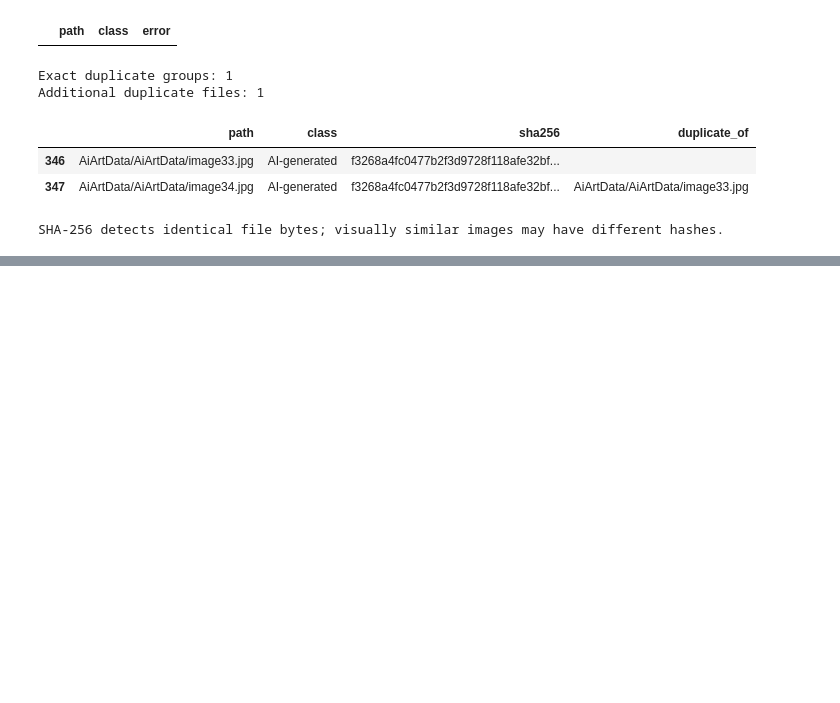
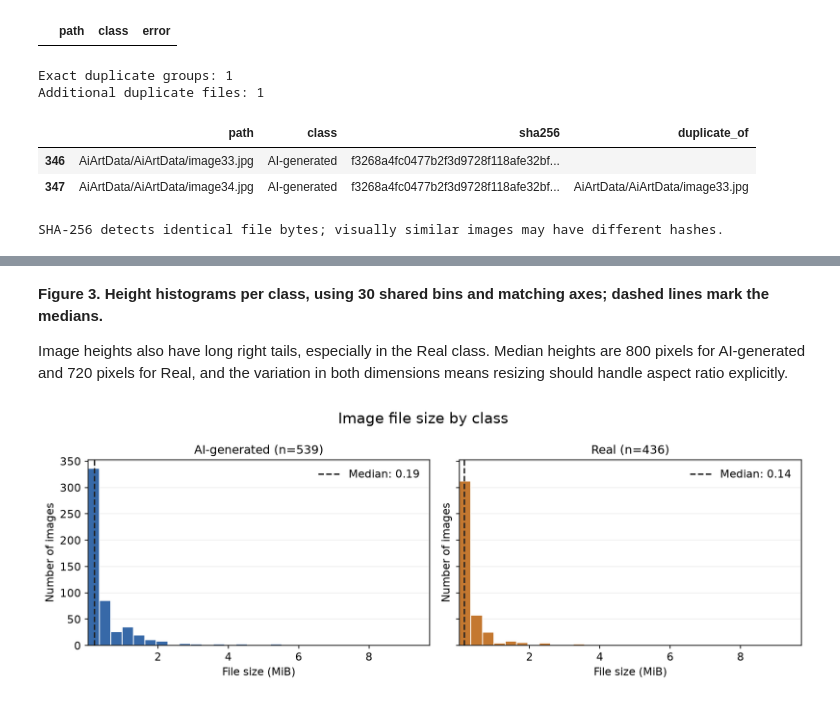
Before and after one commit to mamoon-17/VisionGuard-A2, a Jupyter notebook: l236050.ipynb, the cells around one changed output, grey strips where cells are left out. Cells and saved outputs as stored; diff of their text form; code cells hidden in the pictures; blank space fills up the shorter version.

```diff
--- a/l236050.ipynb
+++ b/l236050.ipynb
@@ -157,0 +240,8 @@ SHA-256 detects identical file bytes; visually similar images may have different
+# %% [markdown]
+**Figure 3. Height histograms per class, using 30 shared bins and matching axes; dashed lines mark the medians.**
+
+Image heights also have long right tails, especially in the Real class. Median heights are 800 pixels for AI-generated and 720 pixels for Real, and the variation in both dimensions means resizing should handle aspect ratio explicitly.
+# %%
+plot_class_histograms("file_size_bytes", "Image file size by class", "File size (MiB)", scale=1024 ** 2)
+# %% [output]
+[figure, added]
```
Also changed, not shown: parts of 7 cells of this notebook, 4 other files.
